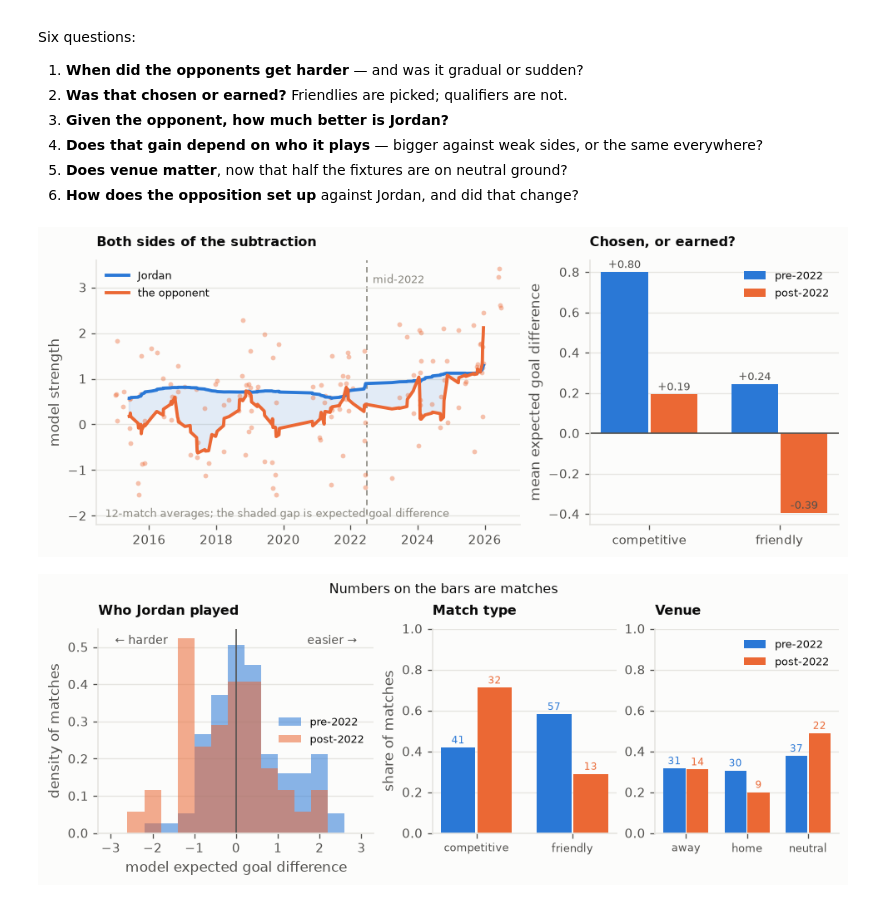
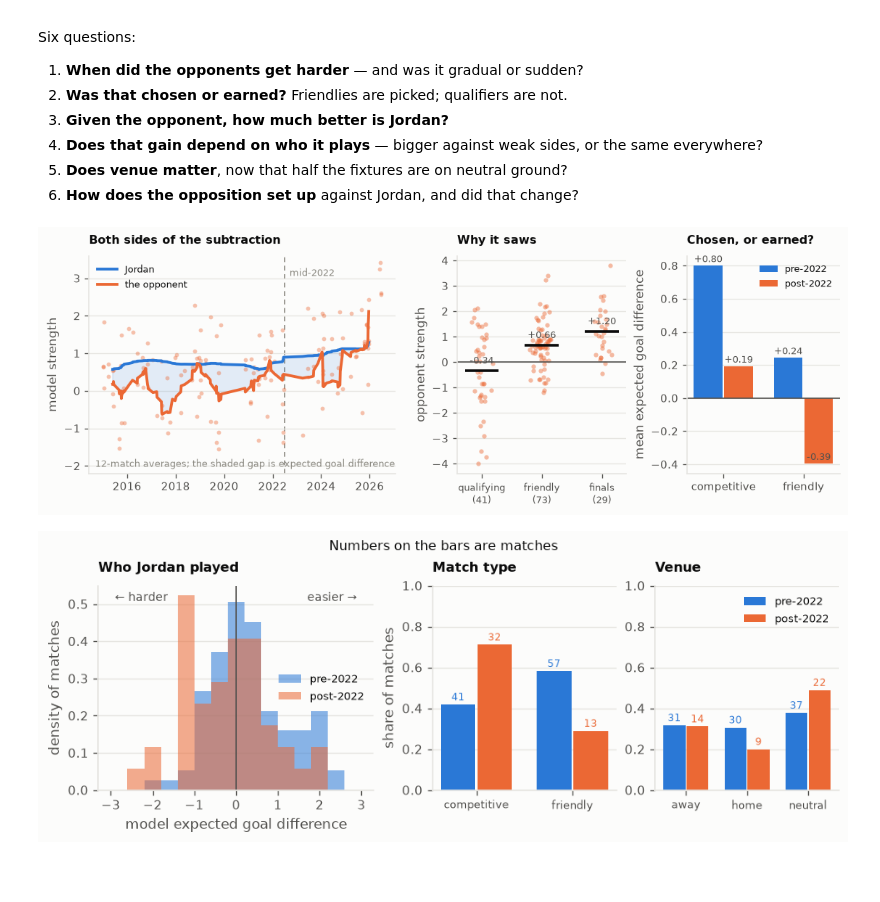
Before and after one commit to mqedan217/jordan-football-strength, a Jupyter notebook: notebooks/03_where_the_goals_came_from.ipynb, the cells around one changed output. Drawn from its saved outputs; the diff is of its cells as text; code cells hidden in the pictures; blank space fills up the shorter version.

```diff
--- a/notebooks/03_where_the_goals_came_from.ipynb
+++ b/notebooks/03_where_the_goals_came_from.ipynb
@@ -693,6 +693,18 @@ mt["venue_eff"] = np.where(mt.venue == "home", mt.adv,
                            np.where(mt.venue == "away", -mt.adv, 0.0))
 mt["opp_str"] = mt.strength_at_match - (mt.expected_gd - mt.venue_eff)
 
+
+def _comp_cat(t):
+    # the calendar has three modes and they face very different opposition
+    if "qualification" in str(t):
+        return "qualifying"
+    if str(t).startswith("Friendl"):
+        return "friendly"
+    return "finals"
+
+
+mt["comp_cat"] = mt.tournament.map(_comp_cat)
+
 BLK = {e: [d for _, d in mt[mt.era == e].groupby("blk")] for e in ("pre", "post")}
 
 
@@ -713,49 +725,71 @@ def blk_boot(fn, n=3000):
 # When did it harden, and was it chosen? Friendlies are arranged; qualifiers are
 # drawn. If only the competitive fixtures got harder, that is a consequence of
 # going further. If the friendlies hardened too, somebody chose it.
-fig, axes = plt.subplots(1, 2, figsize=(8.0, 3.2),
-                         gridspec_kw={"width_ratios": [1.7, 1]})
+fig, axes = plt.subplots(1, 3, figsize=(9.2, 3.2),
+                         gridspec_kw={"width_ratios": [1.9, 1.05, 0.95]})
 a = axes[0]
 srt = mt.sort_values("date")
 jr = srt.set_index("date").strength_at_match.rolling(12, center=True).mean()
 orr = srt.set_index("date").opp_str.rolling(12, center=True).mean()
 a.fill_between(jr.index, jr.values, orr.values, where=jr.values >= orr.values,
                color=viz.BLUE, alpha=0.12, interpolate=True)
 a.fill_between(jr.index, jr.values, orr.values, where=jr.values < orr.values,
                color=viz.ORANGE, alpha=0.14, interpolate=True)
 a.scatter(srt.date, srt.opp_str, s=12, color=viz.ORANGE, alpha=0.4, linewidths=0)
 a.plot(jr.index, jr.values, color=viz.BLUE, lw=2.3, label="Jordan")
 a.plot(orr.index, orr.values, color=viz.ORANGE, lw=2.3, label="the opponent")
 viz.mark_split(a)
 a.set_ylabel("model strength")
 a.set_title("Both sides of the subtraction", fontsize=9.5)
 a.annotate("12-match averages; the shaded gap is expected goal difference",
            xy=(0.02, 0.03), xycoords="axes fraction", fontsize=7.5,
            color=viz.INK_MUTED)
 # the individual opponents run to +-4 and squash the lines that carry the point
 a.set_ylim(-2.2, 3.6)
 a.legend(fontsize=8, loc="upper left")
 viz.despine(a)
 
+# why the orange line saws: the calendar alternates between qualifying groups
+# full of minnows and tournaments full of real teams
 b = axes[1]
+CATS = ["qualifying", "friendly", "finals"]
+for i, c_ in enumerate(CATS):
+    d = mt[mt.comp_cat == c_]
+    jit = rng.normal(0, 0.07, len(d))
+    b.scatter(np.full(len(d), i) + jit, d.opp_str, s=14, alpha=0.45,
+              color=viz.ORANGE, linewidths=0)
+    b.hlines(d.opp_str.mean(), i - 0.28, i + 0.28, color=viz.INK, lw=2.2)
+    b.annotate(f"{d.opp_str.mean():+.2f}", (i, d.opp_str.mean()), xytext=(0, 6),
+               ha="center", textcoords="offset points", fontsize=8,
+               color=viz.INK_2)
+b.axhline(0, color=viz.INK_2, lw=1.0)
+b.set_xticks(range(len(CATS)))
+b.set_xticklabels([f"{c_}\n({int((mt.comp_cat == c_).sum())})" for c_ in CATS],
+                  fontsize=8)
+b.set_ylabel("opponent strength")
+b.set_title("Why it saws", fontsize=9.5)
+viz.despine(b)
+b.grid(axis="x", visible=False)
+
+c = axes[2]
 x = np.arange(2)
 for off, e, col in ((-0.19, "pre", viz.BLUE), (0.19, "post", viz.ORANGE)):
     v = [mt[(mt.era == e) & (mt.kind == k)].expected_gd.mean()
          for k in ("competitive", "friendly")]
-    b.bar(x + off, v, width=0.36, color=col, label=f"{e}-2022")
+    c.bar(x + off, v, width=0.36, color=col, label=f"{e}-2022")
     for xi_, vv in zip(x + off, v):
-        b.annotate(f"{vv:+.2f}", (xi_, vv), xytext=(0, 3), ha="center",
+        c.annotate(f"{vv:+.2f}", (xi_, vv), xytext=(0, 3), ha="center",
                    textcoords="offset points", fontsize=8, color=viz.INK_2)
-b.axhline(0, color=viz.INK_2, lw=1.0)
-b.set_xticks(x)
-b.set_xticklabels(["competitive", "friendly"])
-b.set_ylabel("mean expected goal difference")
-b.set_title("Chosen, or earned?", fontsize=9.5)
-b.legend(fontsize=8)
-viz.despine(b)
+c.axhline(0, color=viz.INK_2, lw=1.0)
+c.set_xticks(x)
+c.set_xticklabels(["competitive", "friendly"])
+c.set_ylabel("mean expected goal difference")
+c.set_title("Chosen, or earned?", fontsize=9.5)
+c.legend(fontsize=7.5)
+viz.despine(c)
 plt.show()
 # %% [output]
-[figure, old version]
+[figure, new version]
 # %%
 # The fixture list itself: who, what kind, and where.
 fig, axes = plt.subplots(1, 3, figsize=(8.0, 3.0),
```
Also changed, not shown: parts of 5 cells of this notebook, 1 other file.
